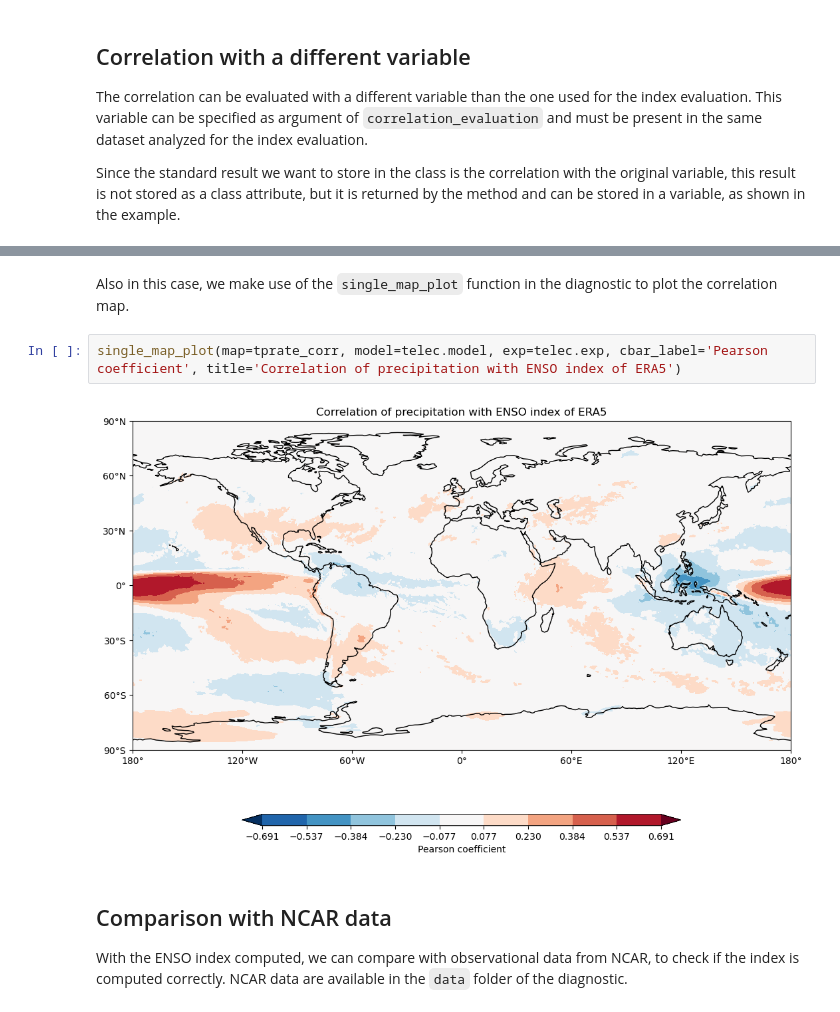
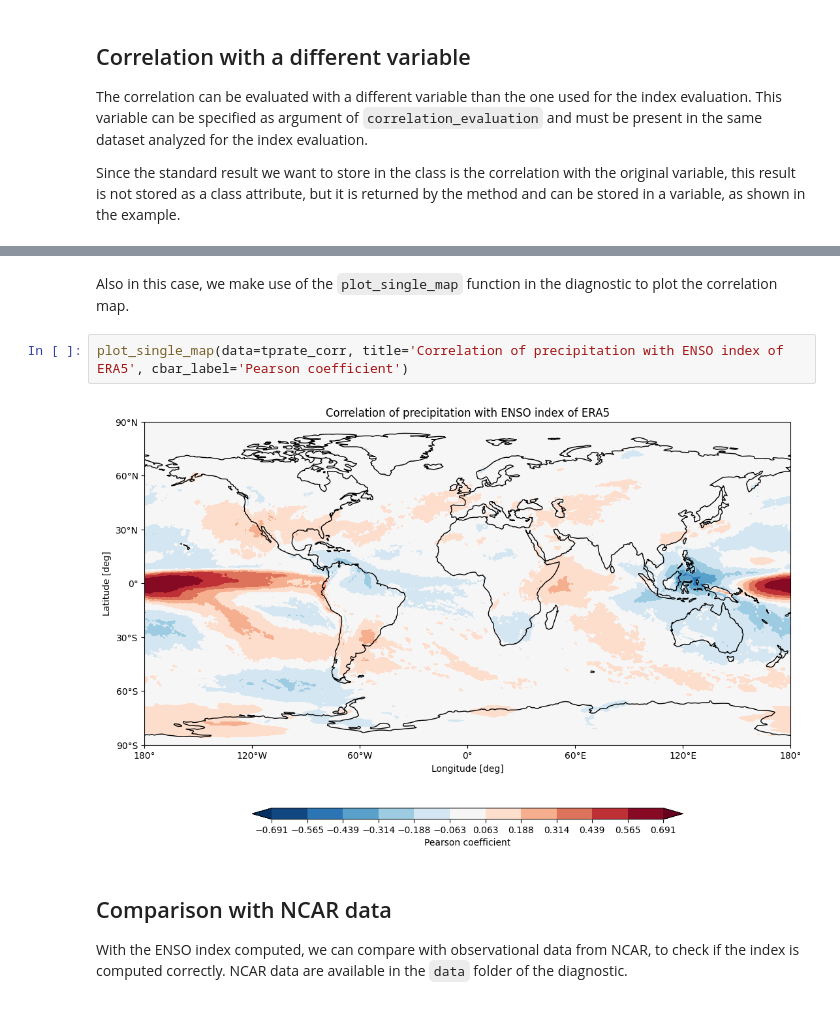
Before and after one commit to Predictia/AQUA, a Jupyter notebook: diagnostics/teleconnections/notebooks/ENSO.ipynb, the cells around one changed output, grey strips where cells are left out. Drawn from its saved outputs; the diff is of its cells as text.

```diff
--- a/diagnostics/teleconnections/notebooks/ENSO.ipynb
+++ b/diagnostics/teleconnections/notebooks/ENSO.ipynb
@@ -176,9 +186,9 @@ tprate_corr = telec.evaluate_correlation(var='tprate')
 # %% [markdown]
-Also in this case, we make use of the `single_map_plot` function in the diagnostic to plot the correlation map.
+Also in this case, we make use of the `plot_single_map` function in the diagnostic to plot the correlation map.
 # %%
-single_map_plot(map=tprate_corr, model=telec.model, exp=telec.exp, cbar_label='Pearson coefficient', title='Correlation of precipitation with ENSO index of ERA5')
+plot_single_map(data=tprate_corr, title='Correlation of precipitation with ENSO index of ERA5', cbar_label='Pearson coefficient')
 # %% [output]
-[figure, old version]
+[figure, new version]
 # %% [markdown]
 ## Comparison with NCAR data <a class="anchor" id="ncar"></a>
 
```
Also changed, not shown: parts of 9 cells of this notebook.
